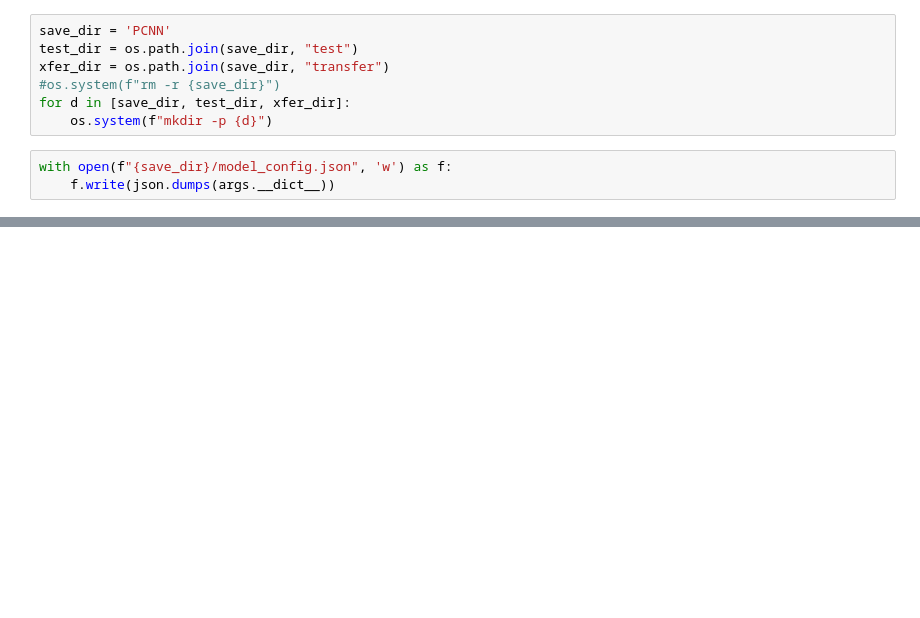
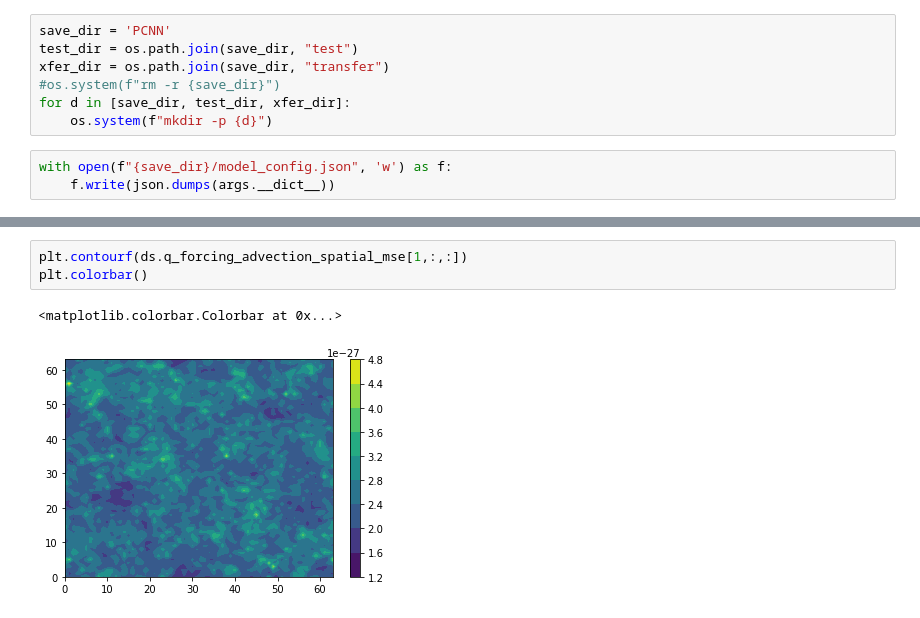
Before and after one commit to Pperezhogin/pyqg_experiments_Ross, a Jupyter notebook: pyqg_subgrid_experiments/test_PCNN.ipynb, the cells around one changed output, grey strips where cells are left out. Cells and saved outputs as stored; diff of their text form; blank space fills up the shorter version.

```diff
--- a/pyqg_subgrid_experiments/test_PCNN.ipynb
+++ b/pyqg_subgrid_experiments/test_PCNN.ipynb
@@ -87,0 +115,6 @@ False
+# %%
+plt.contourf(ds.q_forcing_advection_spatial_mse[1,:,:])
+plt.colorbar()
+# %% [output]
+<matplotlib.colorbar.Colorbar at 0x...>
+[figure, added]
```
Also changed, not shown: parts of 17 cells of this notebook, 6 other files.
